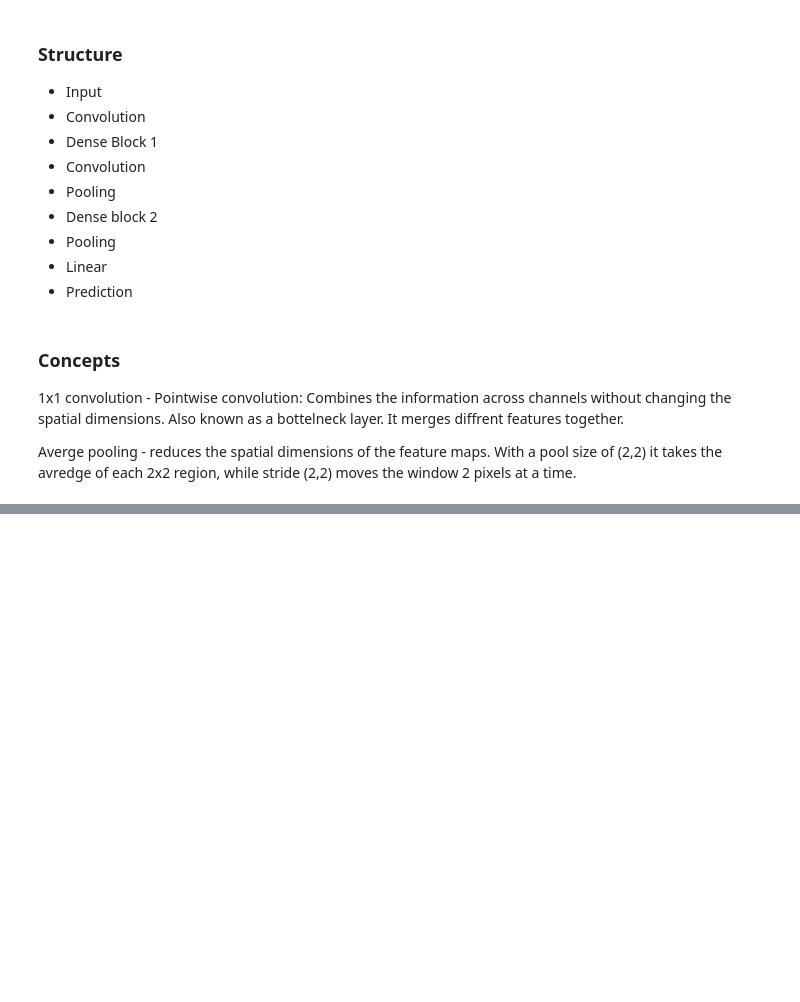
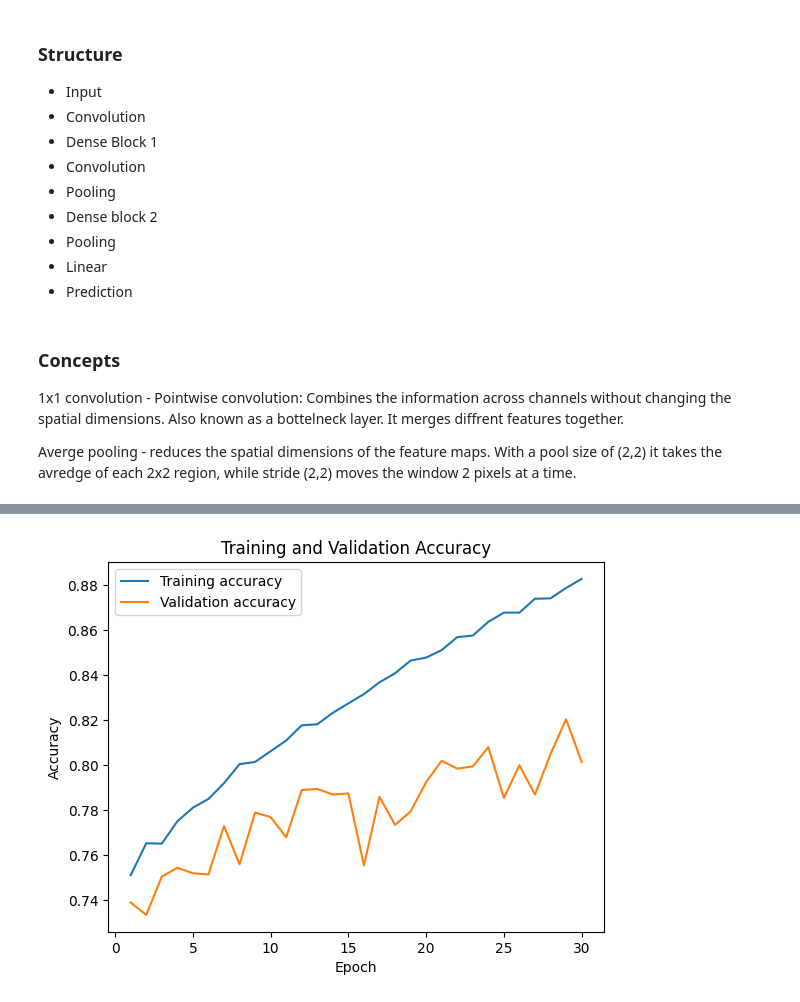
Before and after one commit to TildeSkar/Applied-Deep-Learning---Physics---exrecises, a Jupyter notebook: Exercise_7_3_DenserNet.ipynb, the cells around one changed output, grey strips where cells are left out. Saved outputs shown, nothing was run; the diff lists cells and outputs as text; code cells hidden in the pictures; blank space fills up the shorter version.

```diff
--- a/Exercise_7_3_DenserNet.ipynb
+++ b/Exercise_7_3_DenserNet.ipynb
@@ -125,13 +131,17 @@ In normal CNN network structures each layer recives the output only from the pre
 First we create a function which creates a DenseNet block, where each convolutional layer recives the information from all previous layers
 # %%
 # Function for constructing a dense block with 3 densely connected convolutional layers in each block.
-def dense_block(x, n=3):
+def dense_block(x, n=5):
   """Create a block of densely connected pairs of convolutions"""
   xlist = [x] # create list for storing the output
   for i in range(n):
     # Each iteration creates an idditional convolutional layer
     # Creates 8 new feature maps, uses a 3x3 convolutional kernel, preseving image height and width
-    x = layers.Conv2D(8, (3,3), padding='same', activation='relu')(x)
+    layers.BatchNormalization() # to make training faster and more stable
+
+    # Number of features = 12, size 3x3, paading is the same to retain the size
+    x = layers.Conv2D(12, (3,3), padding='same', activation='relu')(x)
+    layers.BatchNormalization() # to make training faster and more stable
     xlist.append(x) # Saves the features
     x = layers.concatenate(xlist[:], axis=-1) #Concates the features
   return x
@@ -141,12 +151,18 @@ input_shape = (32, 32, 3) # For the CIFAR-10 library
 
 x0 = layers.Input(shape=input_shape, name='image') # the input tesnor for the neural network
 x = dense_block(x0) # Applying the first dense block
-x = layers.Conv2D(64, (1, 1), padding='same', activation='relu')(x) # Applying pointwise convolution
+# Applying pointwise convolution, 63 to retain the size from the dense block
+x = layers.Conv2D(63, (1, 1), padding='same', activation='relu')(x)
 x = layers.AveragePooling2D((2,2), strides=(2,2))(x)
+
 x = dense_block(x) # Applying the second dense block
+# Applying pointwise convolution, 123 to retain the size from the dense block
+x = layers.Conv2D(123, (1, 1), padding='same', activation='relu')(x)
+x = layers.AveragePooling2D((2,2), strides=(2,2))(x)
 
+x = dense_block(x)
 x = layers.GlobalAveragePooling2D(name='final_globalpooling')(x)
-x = layers.Dense(10, activation = 'softmax')(x)
+x = layers.Dense(10, activation = 'softmax')(x) # Ten categories
 
 model = tf.keras.models.Model(inputs=[x0], outputs=[x], name='DenseNet')
 model.summary()
@@ -202,8 +218,8 @@ model.compile(
 
 model.fit(
     x_train_norm, y_train_onehot,
-    batch_size= 64,
-    epochs=20, # train at least for 20 epochs
+    batch_size= 256,
+    epochs=30, # train at least for 20 epochs
     verbose=2,
     validation_data=(x_valid_norm, y_valid_onehot),
     callbacks=[tf.keras.callbacks.CSVLogger("history_{}.csv".format(model.name))],
@@ -230,0 +282,14 @@ plot_confusion(y_test_cl, y_predict_cl)
+# %%
+# Plotting the training and validation accuracy vs epoch
+epochs = range(1, len(history['accuracy']) + 1) # assure plot starts on epoch 1 and not 0
+
+plt.plot(epochs, history['accuracy'], label='Training accuracy')
+plt.plot(epochs, history['val_accuracy'], label='Validation accuracy')
+
+plt.xlabel('Epoch')
+plt.ylabel('Accuracy')
+plt.title('Training and Validation Accuracy')
+plt.legend()
+plt.show()
+# %% [output]
+[figure, added]
```
Also changed, not shown: parts of 19 cells of this notebook.
